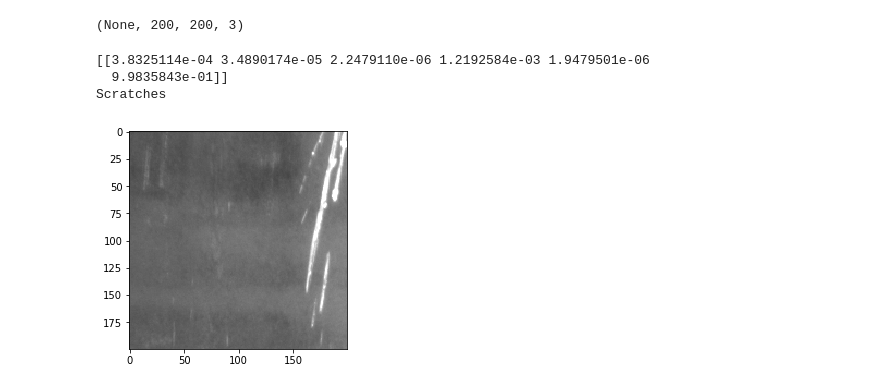
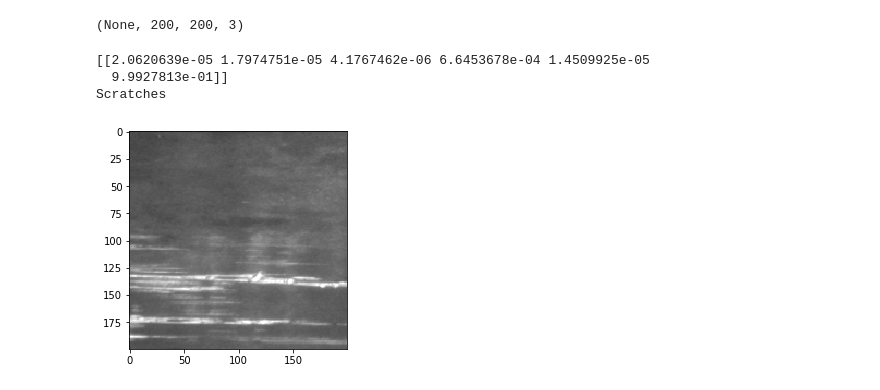
Before and after one commit to mahesh-sudhakar/NEU_XAI, a Jupyter notebook: xai_predict.ipynb, the cells around one changed output. Saved outputs shown, nothing was run; the diff lists cells and outputs as text; code cells hidden in the pictures.

```diff
--- a/xai_predict.ipynb
+++ b/xai_predict.ipynb
@@ -61,38 +63,38 @@ saved_model.layers[0].input_shape
 # %%
 #saved_model.summary()
 # %%
-image_path="/content/drive/My Drive/xai_test/Sc_8.bmp"
+image_path="/content/drive/My Drive/xai_test/Sc_265.bmp"
 img = image.load_img(image_path, target_size=(200,200))
 plt.imshow(img)
 
 img = image.img_to_array(img)
 img = np.expand_dims(img, axis=0)
 img = preprocess_input(img)
 result = saved_model.predict(img)
 print(result)
 
 prediction = result.argmax(axis=-1)
 
 if prediction == 0:
   label = "Crazing"
 elif prediction == 1:
   label = "Inclusion"
 elif prediction == 2:
   label = "Pitted Surface"
 elif prediction == 3:
   label = "Patches"
 elif prediction == 4:
   label = "Rolled-in scale"
 elif prediction == 5:
   label = "Scratches"
 else:
   label = "Exception"
 
 print(label)
 # %% [output]
-[[3.8325114e-04 3.4890174e-05 2.2479110e-06 1.2192584e-03 1.9479501e-06
-  9.9835843e-01]]
+[[2.0620639e-05 1.7974751e-05 4.1767462e-06 6.6453678e-04 1.4509925e-05
+  9.9927813e-01]]
 Scratches
-[figure, old version]
+[figure, new version]
 # %%
 pip install lime
```
Also changed, not shown: parts of 9 cells of this notebook.
